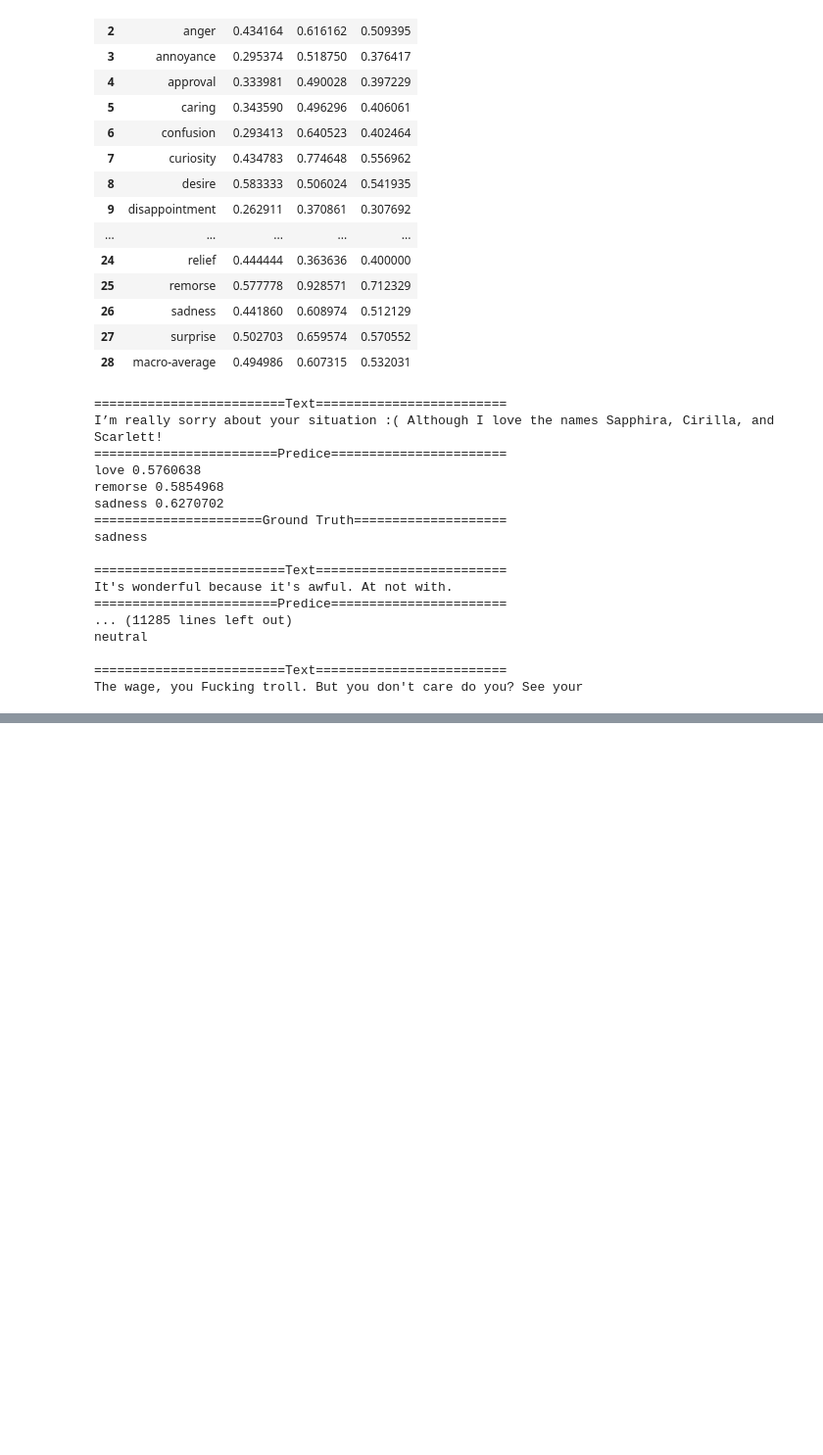
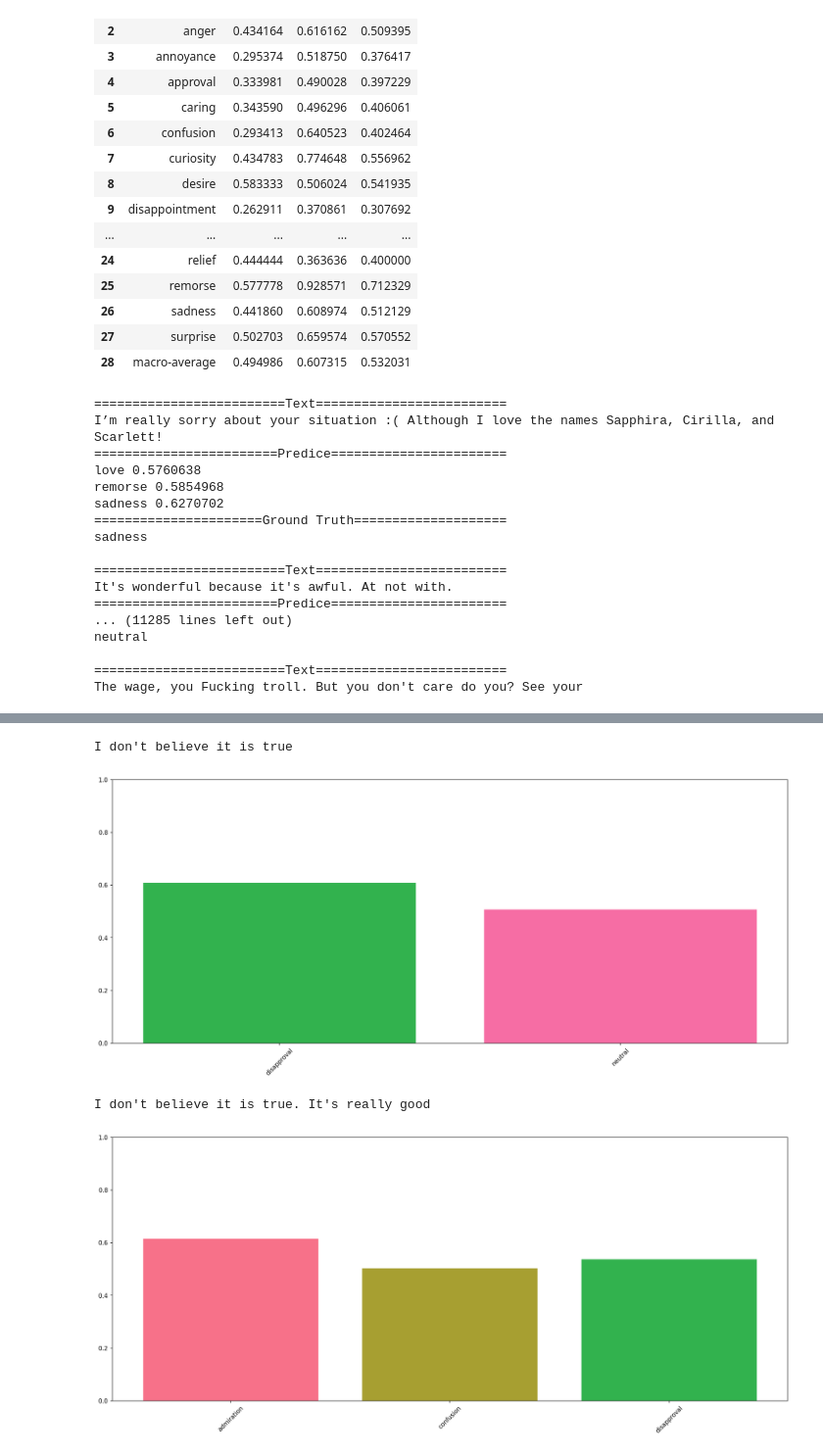
Before and after one commit to minfenli/GoEmotions, a Jupyter notebook: GoEmotions.ipynb, the cells around one changed output, grey strips where cells are left out. Shown at 98% size. Drawn from its saved outputs; the diff is of its cells as text; code cells hidden in the pictures; blank space fills up the shorter version.

```diff
--- a/GoEmotions.ipynb
+++ b/GoEmotions.ipynb
@@ -284,0 +312,7 @@ goemotions(["fucking love you"], ["fuck you"])
+# %%
+plt_result(["I don't believe it is true", "I don't believe it is true. It's really good"], th)
+# %% [output]
+I don't believe it is true
+[figure, added]
+I don't believe it is true. It's really good
+[figure, added]
```
Also changed, not shown: parts of 6 cells of this notebook, 2 other files.
